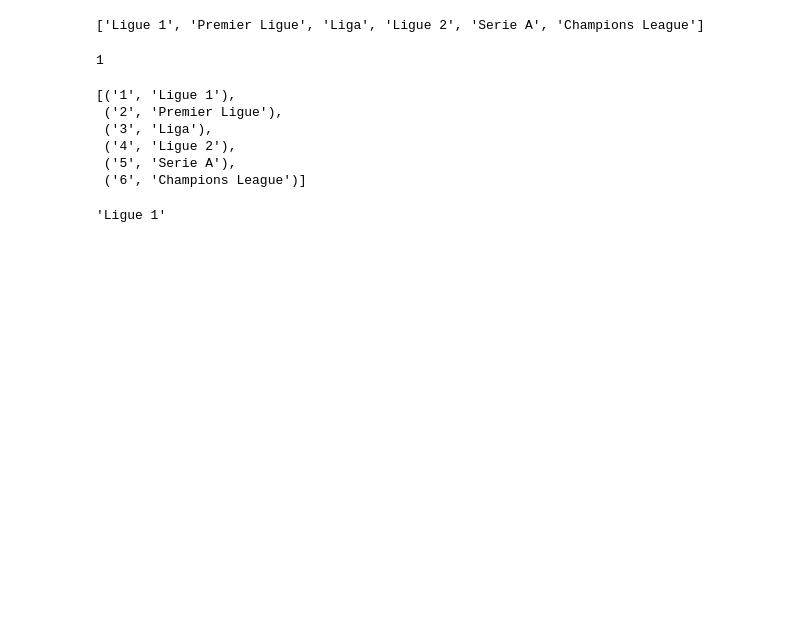
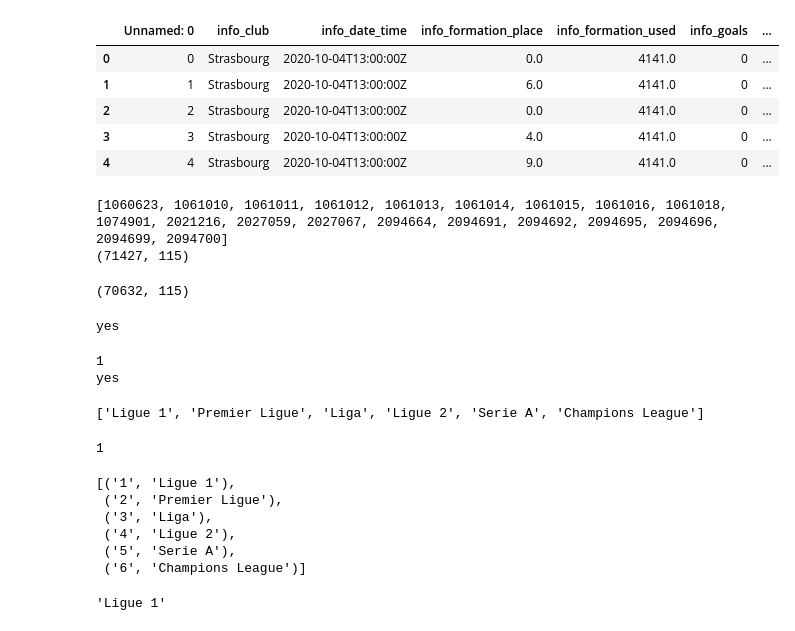
Before and after one commit to CDORID/MPG, a Jupyter notebook: Test.ipynb, the cells around one changed output. Cells and saved outputs as stored; diff of their text form; code cells hidden in the pictures; blank space fills up the shorter version.

```diff
--- a/Test.ipynb
+++ b/Test.ipynb
@@ -14,4 +14,4 @@ pd.set_option('display.width', 1000)
 pd.options.display.max_columns = 999
 pd.options.display.max_colwidth = 100
 # %%
-df = pd.read_csv('MPG_data/data_edited.csv')
+df = pd.read_csv('MPG_data/matches.csv')
@@ -30,0 +18,21 @@ dict_ligue = json.load(open('MPG_data/championships.json', 'r'))
+# %%
+df.head()
+# %% [output]
+|  | Unnamed: 0 | info_club | info_date_time | info_formation_place | info_formation_used | info_goals | ... |
+| 0 | 0 | Strasbourg | 2020-10-04T13:00:00Z | 0.0 | 4141.0 | 0 | ... |
+| 1 | 1 | Strasbourg | 2020-10-04T13:00:00Z | 6.0 | 4141.0 | 0 | ... |
+| 2 | 2 | Strasbourg | 2020-10-04T13:00:00Z | 0.0 | 4141.0 | 0 | ... |
+| 3 | 3 | Strasbourg | 2020-10-04T13:00:00Z | 4.0 | 4141.0 | 0 | ... |
+| 4 | 4 | Strasbourg | 2020-10-04T13:00:00Z | 9.0 | 4141.0 | 0 | ... |
+# %%
+df2 = df.groupby('info_match_id')['info_note_final_2015'].sum()
+missing_list = df2[df2 == 0]
+missing_list = missing_list.index.to_list()
+print(missing_list)
+df2 = df[~df['info_match_id'].isin(missing_list)]
+print(df.shape)
+df2.shape
+# %% [output]
+[1060623, 1061010, 1061011, 1061012, 1061013, 1061014, 1061015, 1061016, 1061018, 1074901, 2021216, 2027059, 2027067, 2094664, 2094691, 2094692, 2094695, 2094696, 2094699, 2094700]
+(71427, 115)
+(70632, 115)
@@ -31,3 +43,19 @@ dict_ligue = json.load(open('MPG_data/championships.json', 'r'))
+# %%
+empty = pd.DataFrame()
+if empty.shape[1] == 0:
+    print('yes')
+# %% [output]
+yes
+# %%
+with open('MPG_data/update_need.txt', 'rb') as fp:
+            need_update = pickle.load(fp)
+
+print(need_update)
+if need_update:
+    print('yes')
+# %% [output]
+1
+yes
 # %%
 list(ligue.values())
 # %% [output]
```
Also changed, not shown: parts of 5 cells of this notebook, 3 other files.
